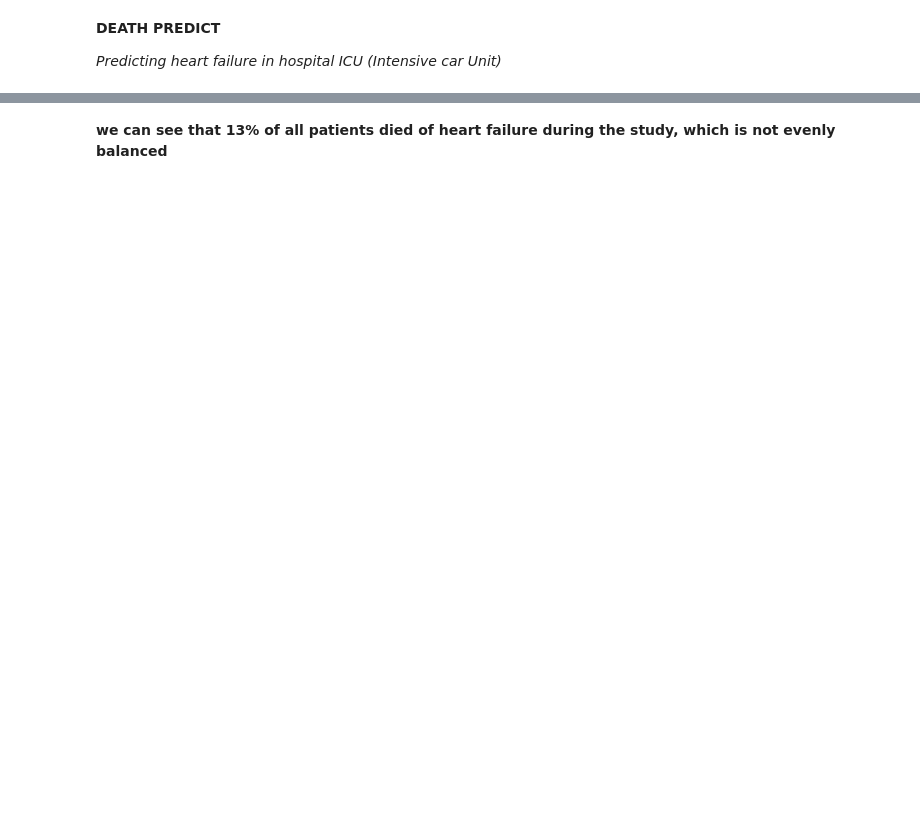
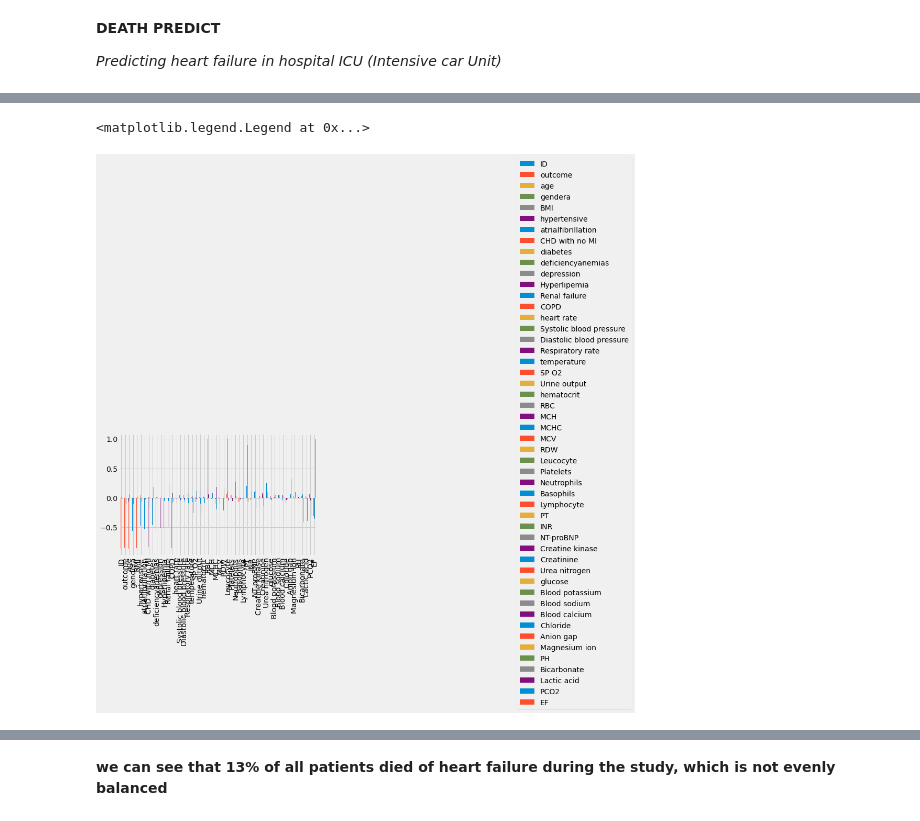
Before and after one commit to PierreAlexandreDev/AI, a Jupyter notebook: deathpredict.ipynb, the cells around one changed output, grey strips where cells are left out. Saved outputs shown, nothing was run; the diff lists cells and outputs as text; code cells hidden in the pictures; blank space fills up the shorter version.

```diff
--- a/deathpredict.ipynb
+++ b/deathpredict.ipynb
@@ -41,3 +61,9 @@ df.info
+# %%
+# One outcome value to nan: to delete
+# drop rows
+# from dataFrame where outcome is nan
+df = df.dropna(subset=['outcome'])
+df = df.reset_index(drop=True)
 # %%
 # Average Age of non-surviving patients
 deads = df[df.outcome == 1]
@@ -66,0 +73,7 @@ plt.show()
+# %%
+corr = df.corr(method = 'kendall')
+corrabs = corr.iloc[0,:].map(abs)
+corr.plot.bar().legend(loc='center left',bbox_to_anchor=(2.0, 1.0))
+# %% [output]
+<matplotlib.legend.Legend at 0x...>
+[figure, added]
```
Also changed, not shown: parts of 32 cells of this notebook, 1 other file.
